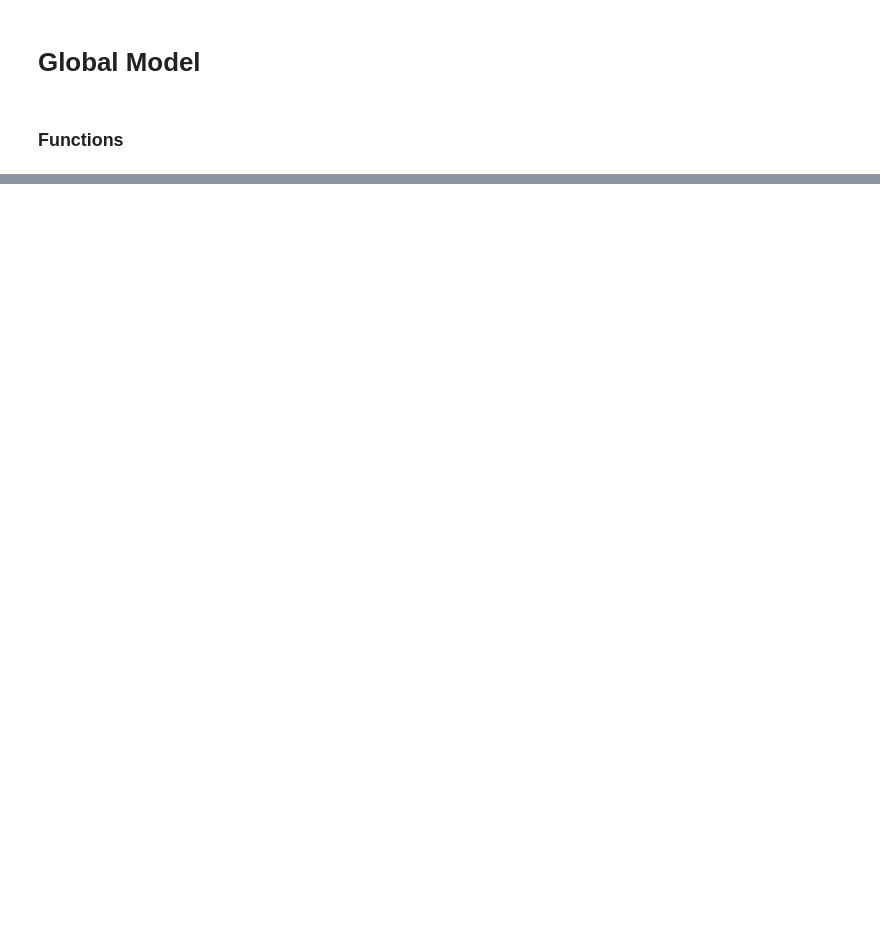
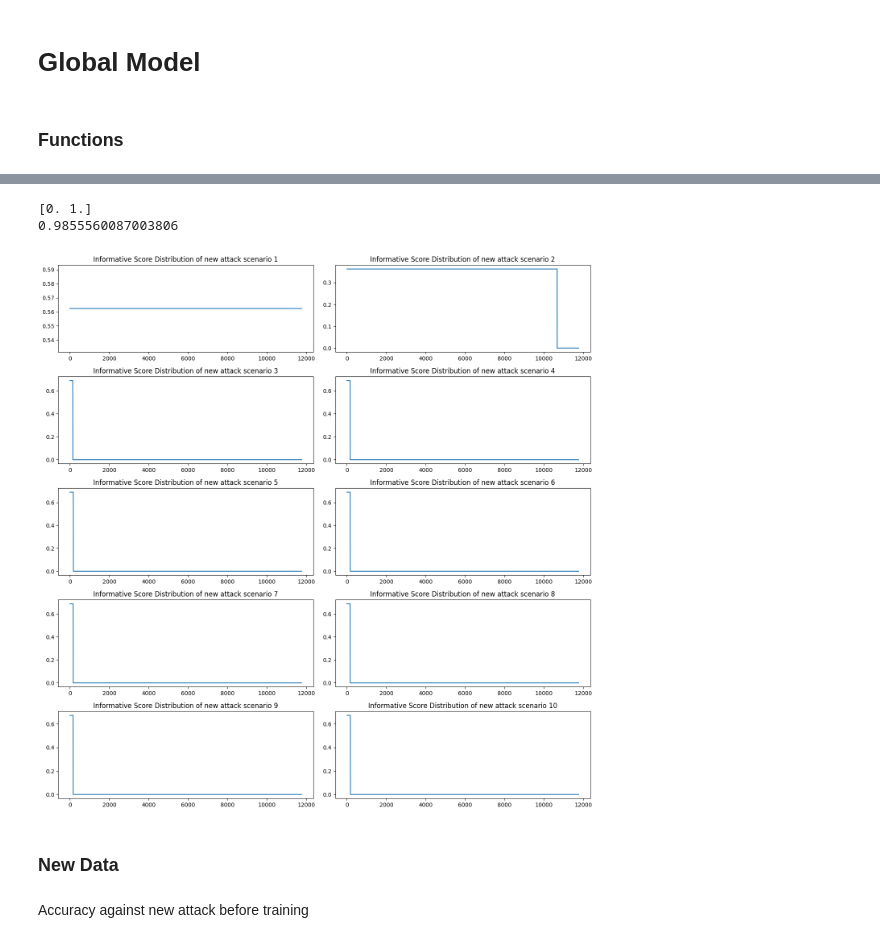
Before and after one commit to VincentSheh/NA_Model_Evaluation, a Jupyter notebook: simulatedcve.ipynb, the cells around one changed output, grey strips where cells are left out. Drawn from its saved outputs; the diff is of its cells as text; code cells hidden in the pictures; blank space fills up the shorter version.

```diff
--- a/simulatedcve.ipynb
+++ b/simulatedcve.ipynb
@@ -278,5 +280,6 @@ Label
 Name: count, dtype: int64
 # %%
+
 labels = df['Label'].copy()
 df.drop(columns='Label', axis=1, inplace=True)
 print("Before", df.shape)
@@ -287,7 +290,6 @@ df = df.fillna(df.mean())
 
 df.dropna(inplace=True)
 df = df.select_dtypes(include=[np.number])
-# df = df.loc[:, (df != df.iloc[0]).any()] #Remove features that are constant
 indices_to_keep = ~df.isin([np.nan, np.inf, -np.inf]).any(axis=1)
 df = df[indices_to_keep]
 
@@ -314,12 +316,7 @@ feature_name = list(df.columns)
 normalized_data = scaler.fit_transform(df)
 normalized_df = pd.DataFrame(normalized_data, columns=feature_name)
 normalized_df['Label'] = labels.values
-normalized_df
-
+df['Label'] = labels.values
 
 print("After", df.shape)
-
-
-X_train, X_test, y_train, y_test = train_test_split(normalized_df.drop(['Label'],axis=1), normalized_df['Label'], test_size=.20, random_state=42)
-np.unique(y_train)
 # %% [output]
@@ -506,0 +508,3 @@ Error:
+# %%
+X_train, X_test, y_train, y_test = train_test_split(df.drop(['Label'],axis=1), df['Label'], test_size=.20, random_state=42)
+np.unique(y_train)
@@ -506,0 +888,4 @@ Error:
+# %%
+# ! When training 10 rounds, the informative score doesnt change
+# ! Global Model isn't accurate?
+lm = Local_Model(gm)
@@ -506,0 +894,2 @@ Error:
+# %%
+informative_score_list = lm.retrain_model(X_train, threshold = 0.05)
@@ -506,0 +924,30 @@ Error:
+# %%
+lm_out = lm.perform_inference(X_test)
+print(accuracy_score(lm_out, y_test))
+# %% [output]
+[0. 1.]
+0.9855560087003806
+# %%
+def plot_supporting_scores(informative_score_list, n_times=10, sort=True):
+
+
+    fig, axes = plt.subplots(n_times//2, 2, figsize=(14, 14))  # Create 5x2 subplots
+    axes = axes.ravel()  # Flatten the axes array for easy iteration
+
+    for i in range(n_times):
+      informative_arr = np.array(informative_score_list[i][:])
+      if sort:
+        informative_arr = -np.sort(-informative_arr)
+        axes[i].plot(np.arange(len(informative_arr)), informative_arr)
+        axes[i].set_title(f"Informative Score Distribution of new attack scenario {i + 1}")
+
+    plt.tight_layout()
+    plt.show()
+
+plot_supporting_scores(informative_score_list,10)
+# %% [output]
+[figure, added]
+# %% [markdown]
+### New Data
+# %% [markdown]
+Accuracy against new attack before training
```
Also changed, not shown: parts of 42 cells of this notebook, 5 other files.
